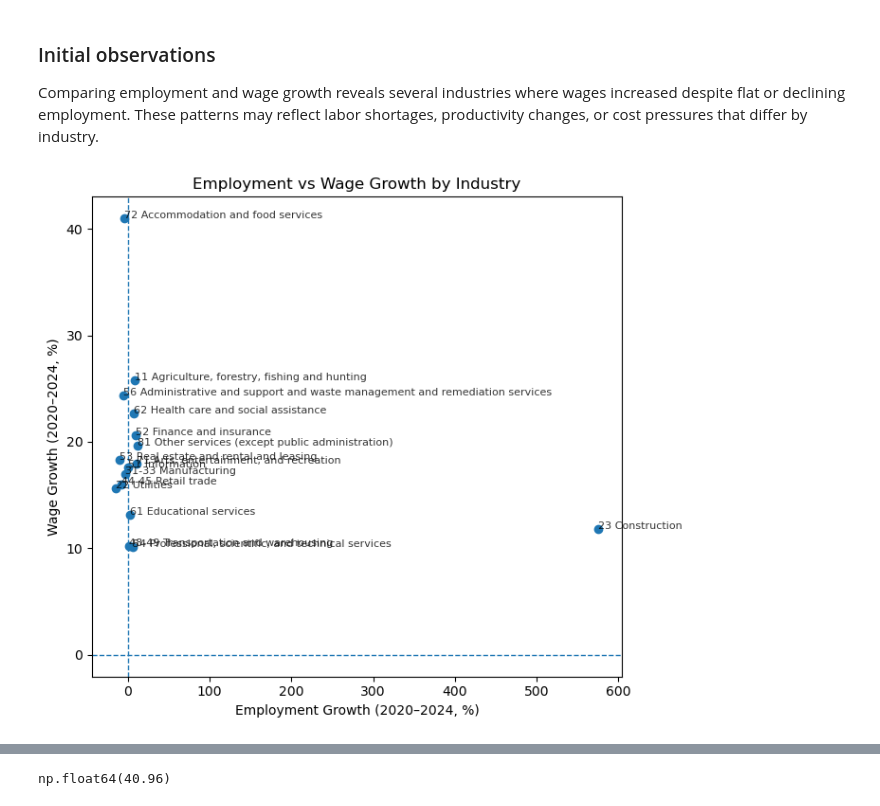
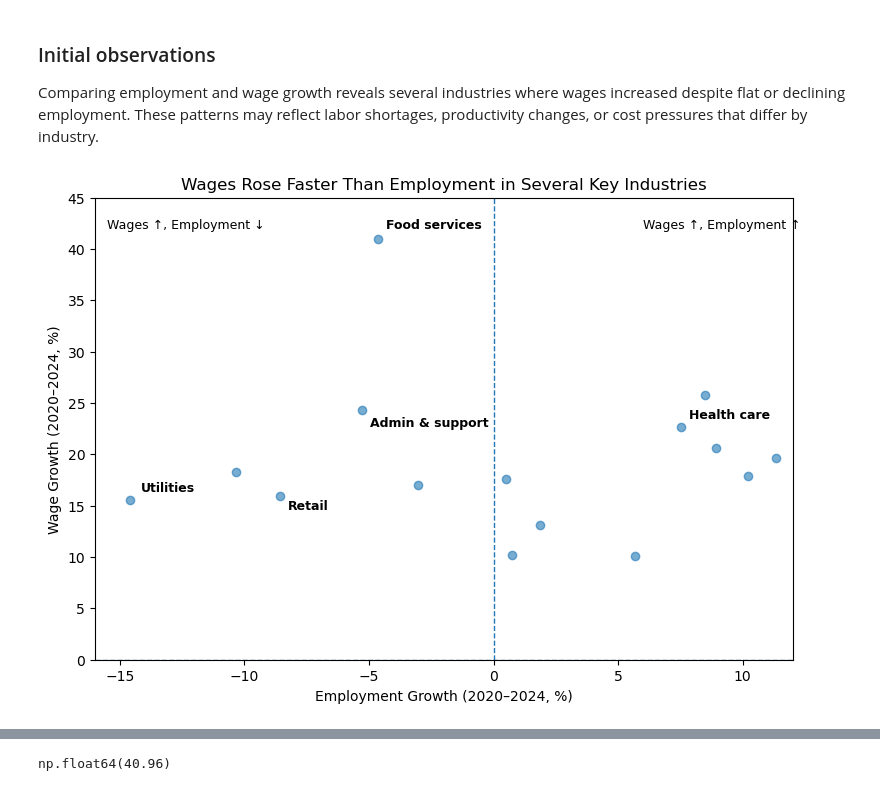
Before and after one commit to brockjohnson138/pe-industry-labor-analysis, a Jupyter notebook: notebooks/01_labor_cost_pressure_analysis.ipynb, the cells around one changed output, grey strips where cells are left out. Drawn from its saved outputs; the diff is of its cells as text; code cells hidden in the pictures.

Commit message:
Update README and finalize analysis visuals

```diff
--- a/notebooks/01_labor_cost_pressure_analysis.ipynb
+++ b/notebooks/01_labor_cost_pressure_analysis.ipynb
@@ -347,16 +266,3 @@ panel_indexed["empl_index_2020"] = (
     .groupby("industry_code")["annual_avg_emplvl"]
     .transform(lambda x: 100 * x / x.iloc[0])
 )
-# %%
-plt.figure(figsize=(10, 6))
-
-for ind, df in panel_indexed.groupby("industry_title"):
-    plt.plot(df["year"], df["empl_index_2020"], alpha=0.7)
-
-plt.axhline(100, linestyle="--", linewidth=1)
-plt.title("U.S. Private-Sector Employment by NAICS Sector (Indexed to 2020 = 100)")
-plt.xlabel("Year")
-plt.ylabel("Employment Index (2020 = 100)")
-plt.yscale("log")
-plt.tight_layout()
-plt.show()
@@ -591,3 +446,9 @@ growth_rounded
 | 4 | 44-45 | NAICS 44-45 Retail trade | -0.085882 | -8.59 |
 | 8 | 53 | NAICS 53 Real estate and rental a... | -0.103448 | -10.34 |
 | 1 | 22 | NAICS 22 Utilities | -0.145863 | -14.59 |
+# %%
+employment_growth = growth_rounded.merge(
+    wide[2020].rename("size_2020").reset_index(),
+    on=["industry_code", "industry_title_clean"],
+    how="left"
+)
@@ -689,33 +745,74 @@ wages increased despite flat or declining employment. These patterns
 may reflect labor shortages, productivity changes, or cost pressures
 that differ by industry.
 # %%
-import matplotlib.pyplot as plt
+plt.figure(figsize=(9, 6))
 
-plt.figure(figsize=(7, 6))
+scatter_data = growth_combined[growth_combined["industry_code"] != "23"].copy()
 
 plt.scatter(
-    growth_combined["empl_growth_pct"],
-    growth_combined["wage_growth_pct"]
+    scatter_data["empl_growth_pct"],
+    scatter_data["wage_growth_pct"],
+    alpha=0.6
 )
 
-# Label each point with the industry name
-for _, row in growth_combined.iterrows():
-    plt.text(
-        row["empl_growth_pct"],
-        row["wage_growth_pct"],
-        row["industry_title_clean"].replace("NAICS ", ""),
-        fontsize=8,
-        alpha=0.8
-    )
+key_inds = [
+    "Accommodation and food services",
+    "Administrative and support and waste management and remediation services",
+    "Health care and social assistance",
+    "Retail trade",
+    "Utilities"
+]
 
-# Reference lines
+label_map = {
+    "Accommodation and food services": "Food services",
+    "Administrative and support and waste management and remediation services": "Admin & support",
+    "Health care and social assistance": "Health care",
+    "Retail trade": "Retail",
+    "Utilities": "Utilities"
+}
+
+offsets = {
+    "Food services": (6, 8),
+    "Admin & support": (6, -12),
+    "Health care": (6, 6),
+    "Retail": (6, -10),
+    "Utilities": (-20, -2),
+}
+
+for _, row in scatter_data.iterrows():
+    full_label = row["industry_title_clean"].split(" ", 2)[2]
+    if full_label in key_inds:
+        label = label_map.get(full_label, full_label)
+
+        # Custom tweak for Utilities
+        if label == "Utilities":
+            dx, dy = (8, 6)   # move up and right
+        else:
+            dx, dy = offsets[label]
+
+        plt.annotate(
+            label,
+            (row["empl_growth_pct"], row["wage_growth_pct"]),
+            textcoords="offset points",
+            xytext=(dx, dy),
+            fontsize=9,
+            fontweight="bold"
+        )
+
 plt.axhline(0, linestyle="--", linewidth=1)
 plt.axvline(0, linestyle="--", linewidth=1)
 
+# Quadrant labels (moved slightly higher for clarity)
+plt.text(6, 42, "Wages ↑, Employment ↑", fontsize=9)
+plt.text(-15.5, 42, "Wages ↑, Employment ↓", fontsize=9)
+
 plt.xlabel("Employment Growth (2020–2024, %)")
 plt.ylabel("Wage Growth (2020–2024, %)")
-plt.title("Employment vs Wage Growth by Industry")
-plt.tight_layout()
+plt.title("Wages Rose Faster Than Employment in Several Key Industries")
+
+plt.xlim(-16, 12)
+plt.ylim(0, 45)  # important to create space for labels
+
 plt.show()
 # %% [output]
-[figure, old version]
+[figure, new version]
```
Also changed, not shown: parts of 41 cells of this notebook, 3 other files.
